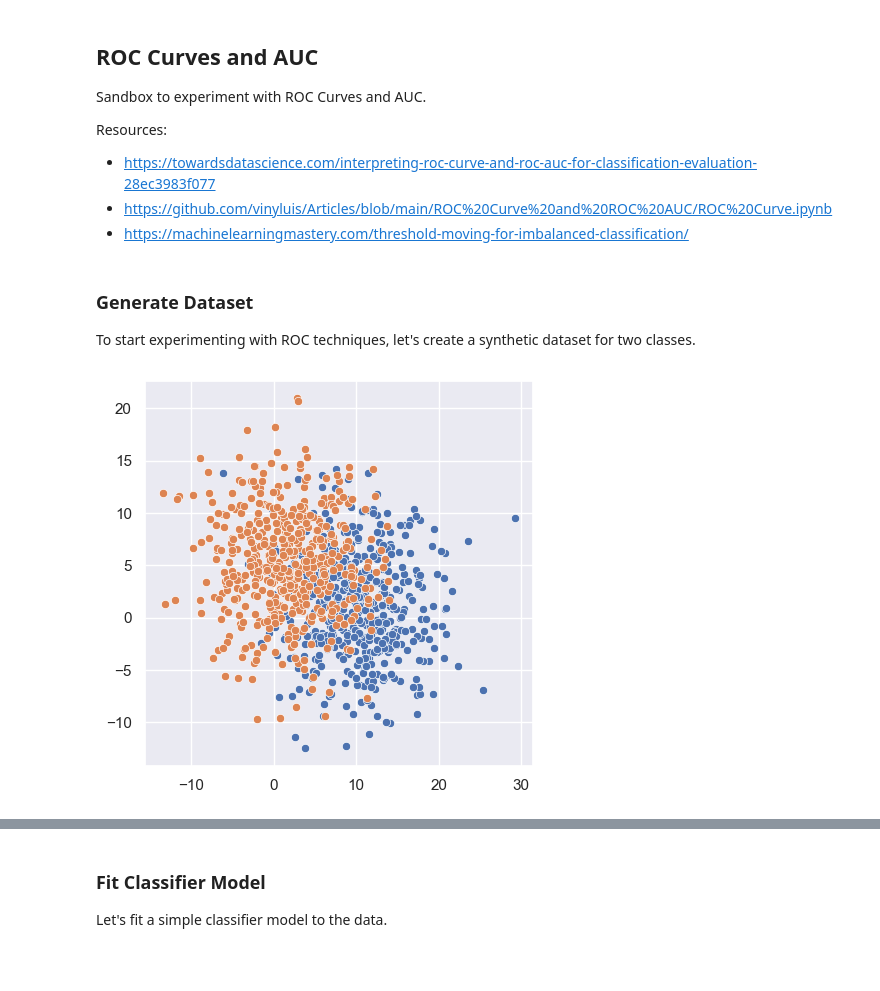
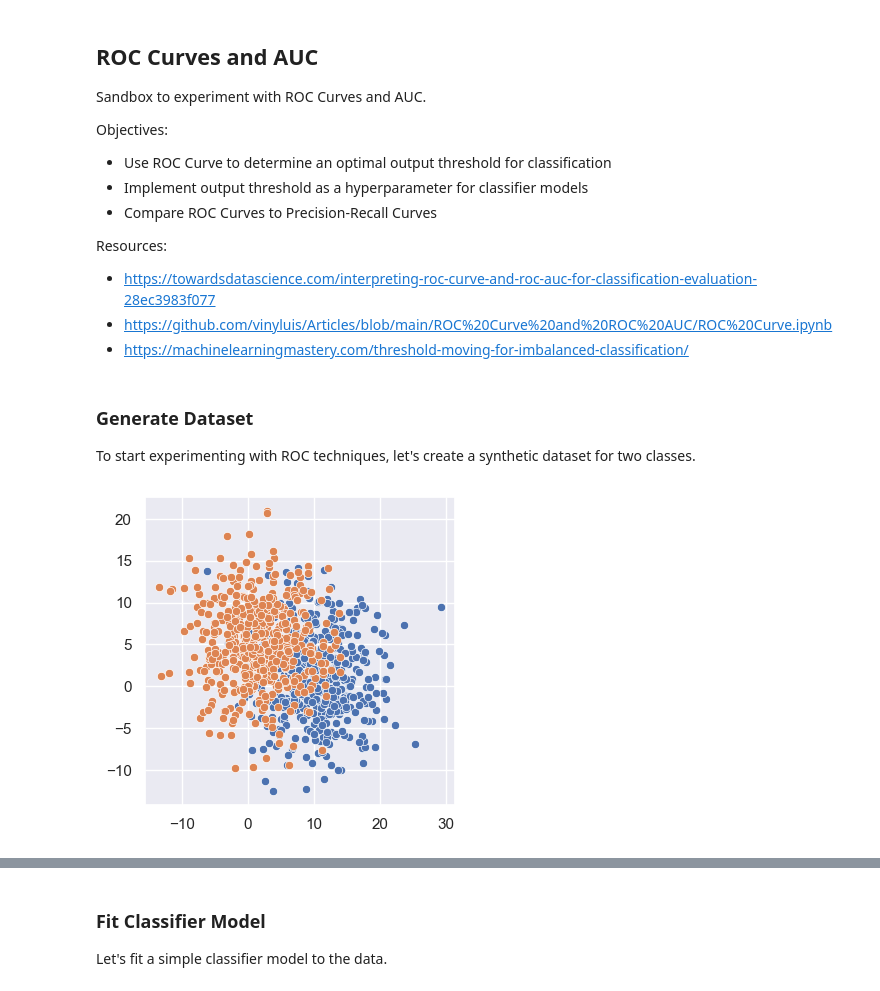
Before and after one commit to data-sandbox/ml-sandbox, a Jupyter notebook: roc_auc/roc_curves.ipynb, the cells around one changed output, grey strips where cells are left out. Cells and saved outputs as stored; diff of their text form; code cells hidden in the pictures; blank space fills up the shorter version.

```diff
--- a/roc_auc/roc_curves.ipynb
+++ b/roc_auc/roc_curves.ipynb
@@ -3,6 +3,11 @@
 
 Sandbox to experiment with ROC Curves and AUC.
 
+Objectives:
+- Use ROC Curve to determine an optimal output threshold for classification
+- Implement output threshold as a hyperparameter for classifier models
+- Compare ROC Curves to Precision-Recall Curves
+
 Resources:
 - https://towardsdatascience.com/interpreting-roc-curve-and-roc-auc-for-classification-evaluation-28ec3983f077
 - https://github.com/vinyluis/Articles/blob/main/ROC%20Curve%20and%20ROC%20AUC/ROC%20Curve.ipynb
@@ -28,23 +34,23 @@ To start experimenting with ROC techniques, let's create a synthetic dataset for
 # %%
 # Parameters
 np.random.seed(42)
 scale = 5
 size = 500
 
 # Generate class 1
 class1_x = np.random.normal(loc=10, scale=scale, size=size)
 class1_y = np.random.normal(loc=1, scale=scale, size=size)
 # Generate class 2
 class2_x = np.random.normal(loc=1, scale=scale, size=size)
 class2_y = np.random.normal(loc=5, scale=scale, size=size)
 
 # Inspect overlap
-plt.figure(figsize=(5, 5))
+plt.figure(figsize=(4, 4))
 sns.scatterplot(x=class1_x, y=class1_y)
 sns.scatterplot(x=class2_x, y=class2_y)
 plt.show()
 # %% [output]
-[figure, old version]
+[figure, new version]
 # %%
 # Create dataframe
 df_class1 = pd.DataFrame()
```
Also changed, not shown: parts of 36 cells of this notebook.
